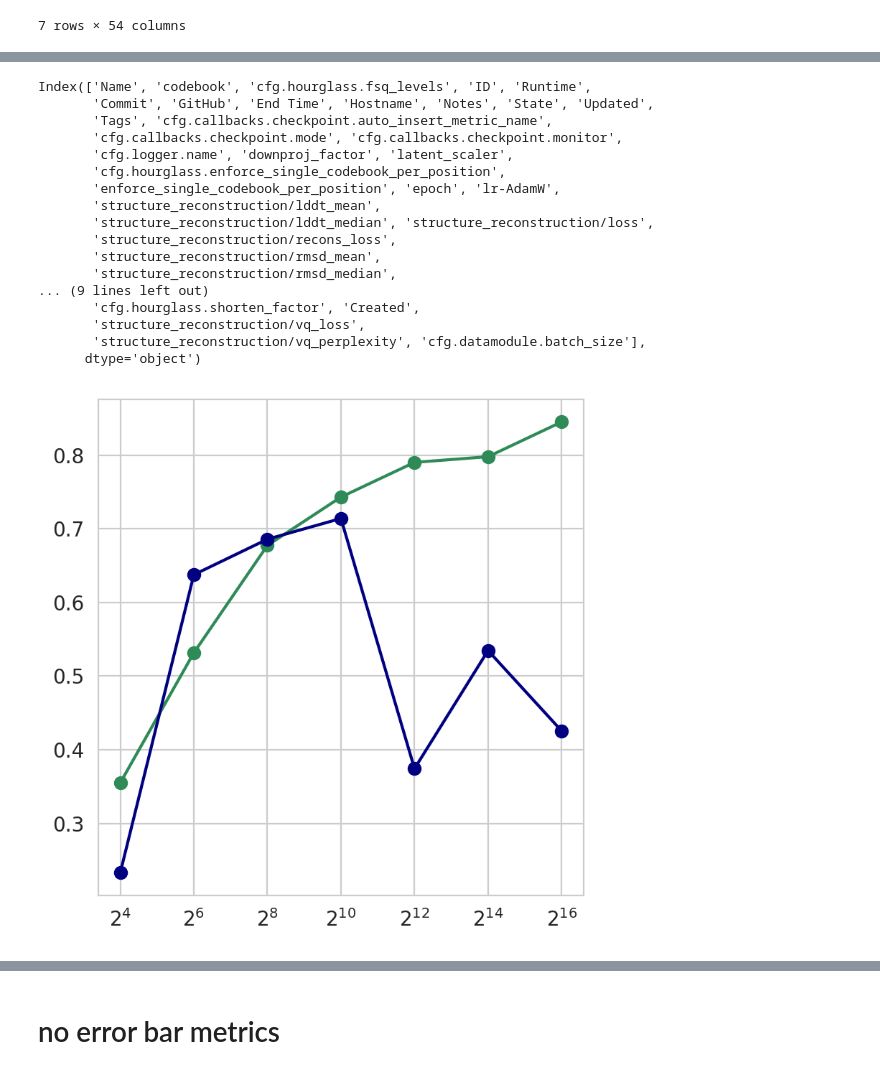
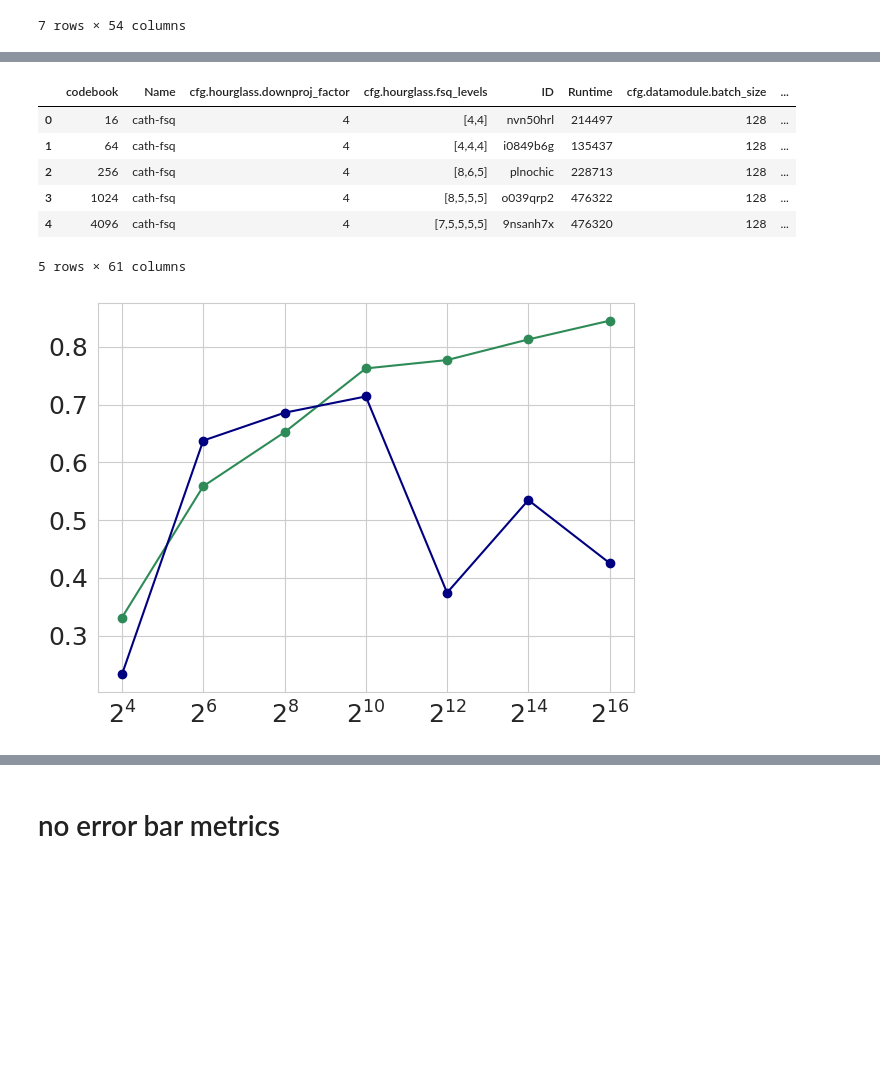
Before and after one commit to amyxlu/plaid-dev-distributed, a Jupyter notebook: notebooks/FIGURE_vqvae.ipynb, the cells around one changed output, grey strips where cells are left out. Saved outputs shown, nothing was run; the diff lists cells and outputs as text; code cells hidden in the pictures; blank space fills up the shorter version.

```diff
--- a/notebooks/FIGURE_vqvae.ipynb
+++ b/notebooks/FIGURE_vqvae.ipynb
@@ -9,6 +9,24 @@ import pandas as pd
 import numpy as np
 import matplotlib.pyplot as plt
 import seaborn as sns
+
+
+import os
+import torch
+import matplotlib.pyplot as plt
+import seaborn as sns
+import numpy as np
+import matplotlib
+matplotlib.rcParams['pgf.texsystem'] = 'pdflatex'
+matplotlib.rcParams.update({'font.family':'Arial','font.size': 18,
+    'axes.labelsize': 20,'axes.titlesize': 20, 'figure.titlesize' : 20})
+matplotlib.rcParams['text.usetex'] = False
+import matplotlib.gridspec as gridspec
+from matplotlib.patheffects import withStroke
+from collections import defaultdict
+# from mpl_toolkits import mplot3d
+# from mpl_toolkits.mplot3d import axes3d
+%matplotlib inline
 # %%
 path = "plaid_csvs/vqvae_fsq.csv"
 df = pd.read_csv(path, sep=",")
@@ -33,3 +51,7 @@ See the caveats in the documentation: https://pandas.pydata.org/pandas-docs/stab
 | 12 | cath-vqvae | 65536 | NaN | g69njjq4 | 42950 | 70778171561478e18d5733d182388820f... | https://github.com/amyxlu/plaid-d... | 2024-05-21T10:27:00.000Z | ... |
 | 13 | cath-vqvae | 16 | NaN | 5lha1r65 | 42945 | 70778171561478e18d5733d182388820f... | https://github.com/amyxlu/plaid-d... | 2024-05-21T10:26:55.000Z | ... |
 7 rows × 54 columns
+# %%
+fsq2 = pd.read_csv("plaid_csvs/cath_fsq_240627.csv")
+print(fsq2.shape)
+fsq2.head()
@@ -50,7 +81,7 @@ def mapping_fn(s):
         return np.nan
 
 fsq_df['codebook'] = fsq_df['cfg.hourglass.fsq_levels'].map(lambda x: mapping_fn(x))
-fsq_df
+fsq2['codebook'] = fsq2['cfg.hourglass.fsq_levels'].map(lambda x: mapping_fn(x))
 # %% [output]
 A value is trying to be set on a copy of a slice from a DataFrame.
 Try using .loc[row_indexer,col_indexer] = value instead
@@ -71,43 +93,36 @@ fsq_df = fsq_df.sort_values(by="codebook")
 vq_df = vq_df.rename({"cfg.hourglass.n_e": "codebook"}, axis=1)
 vq_df = vq_df.sort_values(by="codebook")
 # %%
-vq_df.columns
+fsq2 = fsq2.sort_values(by="Runtime", ascending=False)
+fsq_df = fsq2.groupby('codebook').first().reset_index()
+fsq_df['codebook'] = fsq_df['codebook'].astype(int)
+fsq_df.head()
 # %% [output]
+|  | codebook | Name | cfg.hourglass.downproj_factor | cfg.hourglass.fsq_levels | ID | Runtime | cfg.datamodule.batch_size | ... |
+| 0 | 16 | cath-fsq | 4 | [4,4] | nvn50hrl | 214497 | 128 | ... |
+| 1 | 64 | cath-fsq | 4 | [4,4,4] | i0849b6g | 135437 | 128 | ... |
+| 2 | 256 | cath-fsq | 4 | [8,6,5] | plnochic | 228713 | 128 | ... |
+| 3 | 1024 | cath-fsq | 4 | [8,5,5,5] | o039qrp2 | 476322 | 128 | ... |
+| 4 | 4096 | cath-fsq | 4 | [7,5,5,5,5] | 9nsanh7x | 476320 | 128 | ... |
-Index(['Name', 'codebook', 'cfg.hourglass.fsq_levels', 'ID', 'Runtime',
-       'Commit', 'GitHub', 'End Time', 'Hostname', 'Notes', 'State', 'Updated',
-       'Tags', 'cfg.callbacks.checkpoint.auto_insert_metric_name',
-       'cfg.callbacks.checkpoint.mode', 'cfg.callbacks.checkpoint.monitor',
-       'cfg.logger.name', 'downproj_factor', 'latent_scaler',
-       'cfg.hourglass.enforce_single_codebook_per_position',
-       'enforce_single_codebook_per_position', 'epoch', 'lr-AdamW',
-       'structure_reconstruction/lddt_mean',
-       'structure_reconstruction/lddt_median', 'structure_reconstruction/loss',
-       'structure_reconstruction/recons_loss',
-       'structure_reconstruction/rmsd_mean',
-       'structure_reconstruction/rmsd_median',
-... (9 lines left out)
-       'cfg.hourglass.shorten_factor', 'Created',
-       'structure_reconstruction/vq_loss',
-       'structure_reconstruction/vq_perplexity', 'cfg.datamodule.batch_size'],
-      dtype='object')
+5 rows × 61 columns
 # %%
-plt.rcParams['text.usetex'] = False
-plt.rcParams['figure.dpi'] = 200
-plt.rcParams['figure.figsize'] = (4,4)
-plt.rcParams['font.family'] = 'serif'
+# plt.rcParams['text.usetex'] = False
+# plt.rcParams['figure.dpi'] = 200
+# plt.rcParams['figure.figsize'] = (4,4)
+# plt.rcParams['font.family'] = 'serif'
 
 sns.set_style("whitegrid")
 fig,ax = plt.subplots()
 ax.set_xscale("log",base=2)
 
 from matplotlib.ticker import FuncFormatter
 
 
 ax.plot(fsq_df['codebook'].values, fsq_df['structure_reconstruction/tmscore_mean'].values, label="FSQ", marker="o", color='seagreen')
 ax.plot(vq_df['codebook'].values, vq_df['structure_reconstruction/tmscore_mean'].values, label="VQ-VAE", marker="o", color='navy')
 ax.set_xticks(np.power(2, np.arange(4, 17, 2)))
 plt.tight_layout()
 plt.show()
 # %% [output]
-[figure, old version]
+[figure, new version]
 # %%
```
Also changed, not shown: parts of 16 cells of this notebook, 4 other files.
